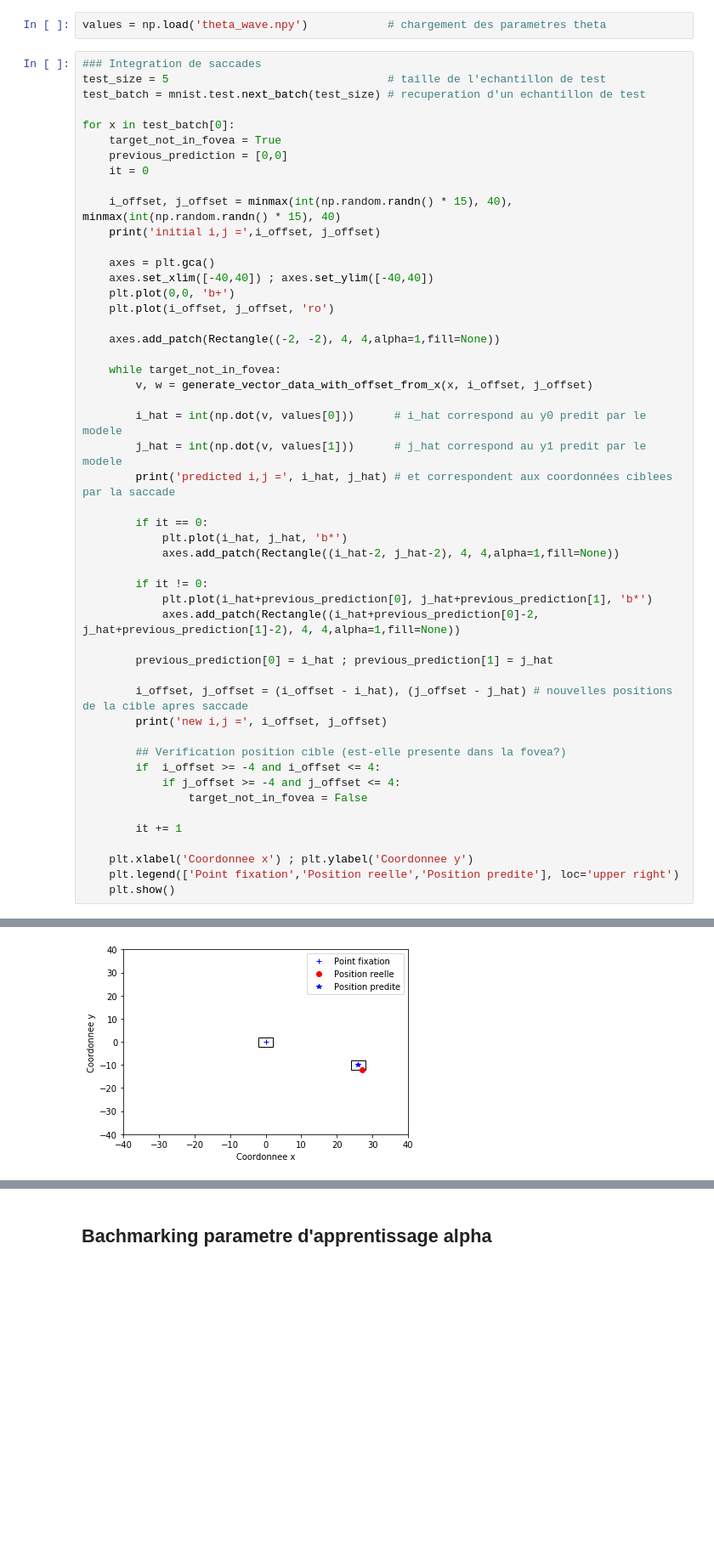
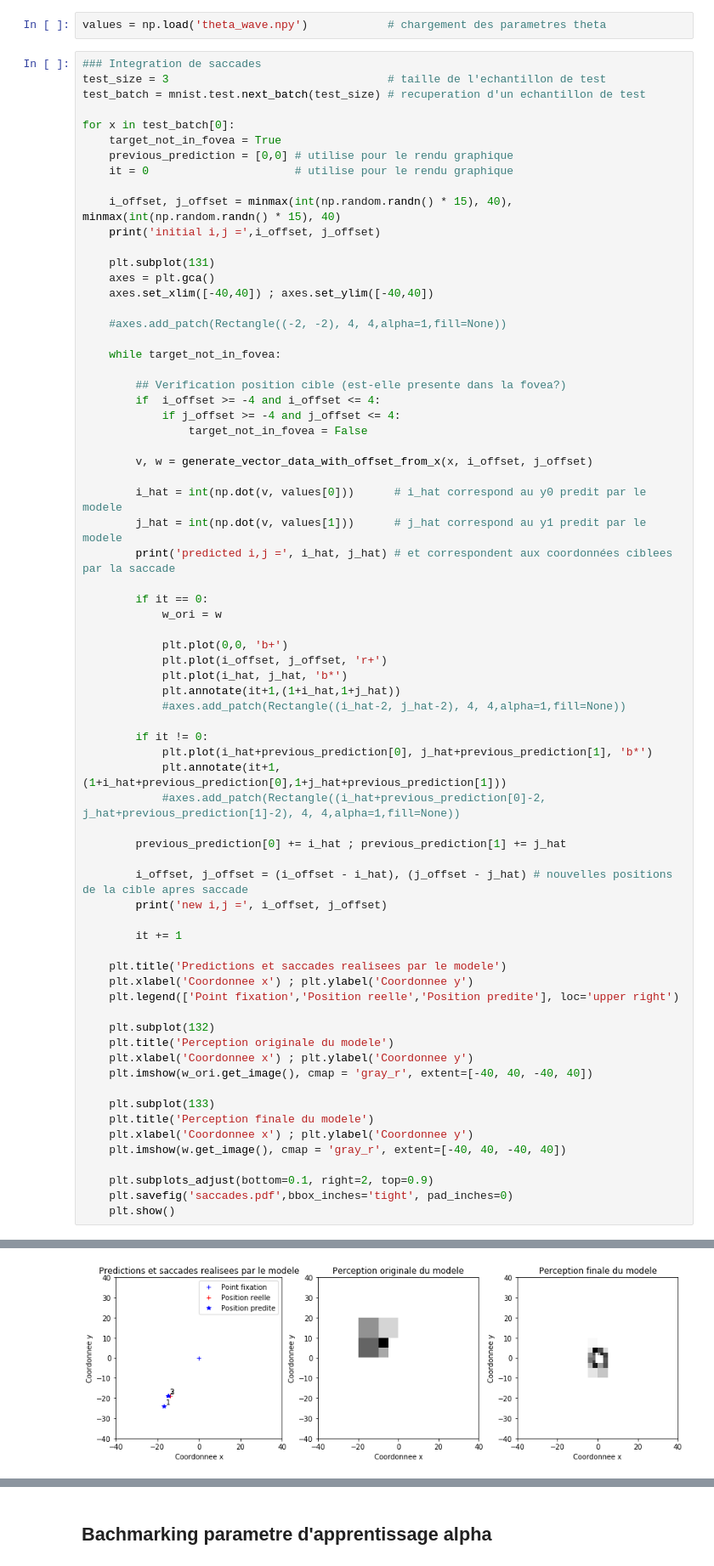
Before and after one commit to pierrealbiges/ActiveVision, a Jupyter notebook: Notebooks/Waveimage-tensorflow-pow3-encoding_P3ver.ipynb, the cells around one changed output, grey strips where cells are left out. Shown at 85% size. Saved outputs shown, nothing was run; the diff lists cells and outputs as text; blank space fills up the shorter version.

Commit message:
Amelioration figures + fig saccades

```diff
--- a/Notebooks/Waveimage-tensorflow-pow3-encoding_P3ver.ipynb
+++ b/Notebooks/Waveimage-tensorflow-pow3-encoding_P3ver.ipynb
@@ -578,25 +578,30 @@ Mean process time (s) = 2.100944519042969e-05
 values = np.load('theta_wave.npy')            # chargement des parametres theta
 # %%
 ### Integration de saccades
-test_size = 5                                 # taille de l'echantillon de test
+test_size = 3                                 # taille de l'echantillon de test
 test_batch = mnist.test.next_batch(test_size) # recuperation d'un echantillon de test
 
 for x in test_batch[0]:
     target_not_in_fovea = True
-    previous_prediction = [0,0]
-    it = 0
+    previous_prediction = [0,0] # utilise pour le rendu graphique
+    it = 0                      # utilise pour le rendu graphique
 
     i_offset, j_offset = minmax(int(np.random.randn() * 15), 40), minmax(int(np.random.randn() * 15), 40)
     print('initial i,j =',i_offset, j_offset)
 
+    plt.subplot(131)
     axes = plt.gca()
     axes.set_xlim([-40,40]) ; axes.set_ylim([-40,40])
-    plt.plot(0,0, 'b+')
-    plt.plot(i_offset, j_offset, 'ro')
 
-    axes.add_patch(Rectangle((-2, -2), 4, 4,alpha=1,fill=None))
+    #axes.add_patch(Rectangle((-2, -2), 4, 4,alpha=1,fill=None))
 
     while target_not_in_fovea:
+
+        ## Verification position cible (est-elle presente dans la fovea?)
+        if  i_offset >= -4 and i_offset <= 4:
+            if j_offset >= -4 and j_offset <= 4:
+                target_not_in_fovea = False
+
         v, w = generate_vector_data_with_offset_from_x(x, i_offset, j_offset)
 
         i_hat = int(np.dot(v, values[0]))      # i_hat correspond au y0 predit par le modele
@@ -604,26 +609,41 @@ for x in test_batch[0]:
         print('predicted i,j =', i_hat, j_hat) # et correspondent aux coordonnées ciblees par la saccade
 
         if it == 0:
+            w_ori = w
+
+            plt.plot(0,0, 'b+')
+            plt.plot(i_offset, j_offset, 'r+')
             plt.plot(i_hat, j_hat, 'b*')
-            axes.add_patch(Rectangle((i_hat-2, j_hat-2), 4, 4,alpha=1,fill=None))
+            plt.annotate(it+1,(1+i_hat,1+j_hat))
+            #axes.add_patch(Rectangle((i_hat-2, j_hat-2), 4, 4,alpha=1,fill=None))
 
         if it != 0:
             plt.plot(i_hat+previous_prediction[0], j_hat+previous_prediction[1], 'b*')
-            axes.add_patch(Rectangle((i_hat+previous_prediction[0]-2, j_hat+previous_prediction[1]-2), 4, 4,alpha=1,fill=None))
+            plt.annotate(it+1,(1+i_hat+previous_prediction[0],1+j_hat+previous_prediction[1]))
+            #axes.add_patch(Rectangle((i_hat+previous_prediction[0]-2, j_hat+previous_prediction[1]-2), 4, 4,alpha=1,fill=None))
 
-        previous_prediction[0] = i_hat ; previous_prediction[1] = j_hat
+        previous_prediction[0] += i_hat ; previous_prediction[1] += j_hat
 
         i_offset, j_offset = (i_offset - i_hat), (j_offset - j_hat) # nouvelles positions de la cible apres saccade
         print('new i,j =', i_offset, j_offset)
 
-        ## Verification position cible (est-elle presente dans la fovea?)
-        if  i_offset >= -4 and i_offset <= 4:
-            if j_offset >= -4 and j_offset <= 4:
-                target_not_in_fovea = False
-
         it += 1
 
+    plt.title('Predictions et saccades realisees par le modele')
     plt.xlabel('Coordonnee x') ; plt.ylabel('Coordonnee y')
     plt.legend(['Point fixation','Position reelle','Position predite'], loc='upper right')
+
+    plt.subplot(132)
+    plt.title('Perception originale du modele')
+    plt.xlabel('Coordonnee x') ; plt.ylabel('Coordonnee y')
+    plt.imshow(w_ori.get_image(), cmap = 'gray_r', extent=[-40, 40, -40, 40])
+
+    plt.subplot(133)
+    plt.title('Perception finale du modele')
+    plt.xlabel('Coordonnee x') ; plt.ylabel('Coordonnee y')
+    plt.imshow(w.get_image(), cmap = 'gray_r', extent=[-40, 40, -40, 40])
+
+    plt.subplots_adjust(bottom=0.1, right=2, top=0.9)
+    plt.savefig('saccades.pdf',bbox_inches='tight', pad_inches=0)
     plt.show()
 # %% [output]
@@ -633 +657 @@ new i,j = 1 -2
-[figure, old version]
+[figure, new version]
```
Also changed, not shown: parts of 1 cell of this notebook, 1 other file.
